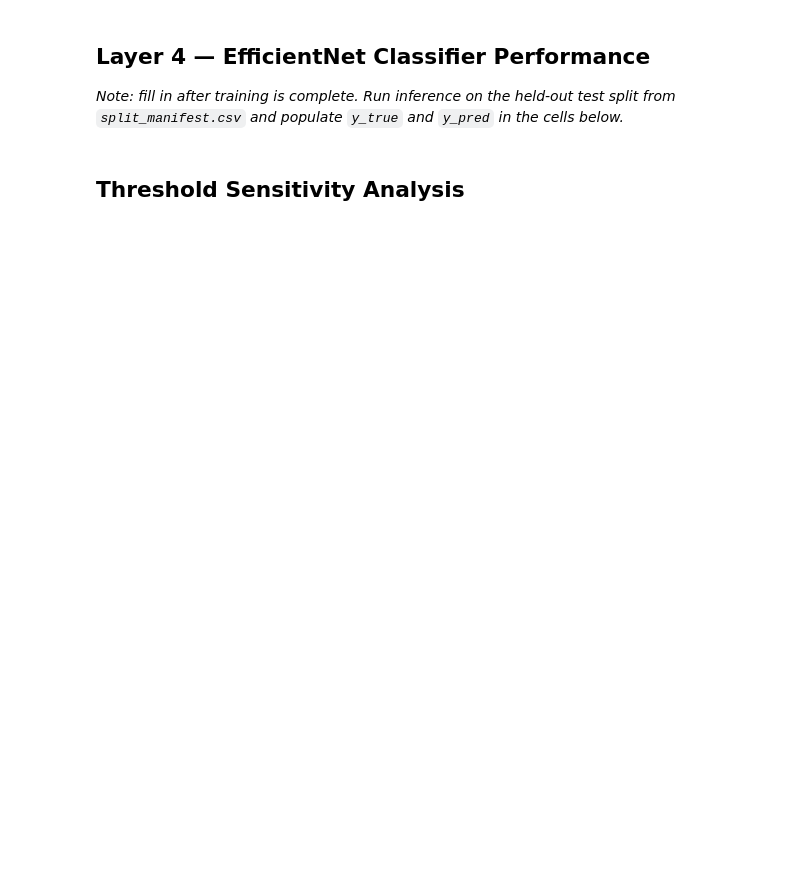
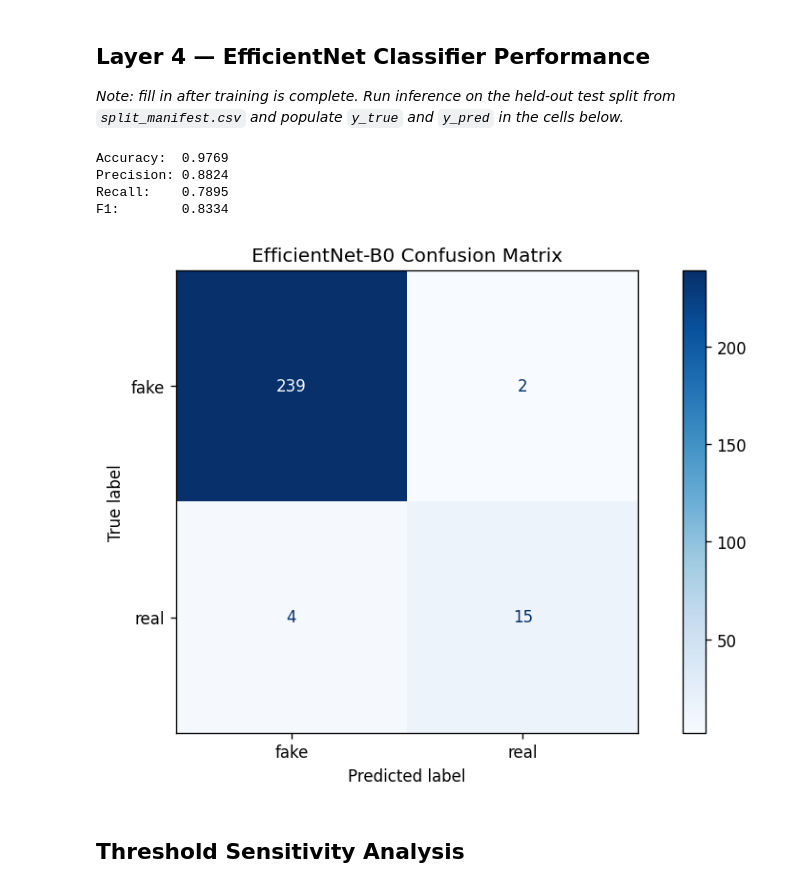
Before and after one commit to yarankd05/FakeID, a Jupyter notebook: notebooks/feature3_eval.ipynb, the cells around one changed output. Saved outputs shown, nothing was run; the diff lists cells and outputs as text; code cells hidden in the pictures; blank space fills up the shorter version.

```diff
--- a/notebooks/feature3_eval.ipynb
+++ b/notebooks/feature3_eval.ipynb
@@ -66,32 +72,38 @@ print(f"Recall:            {recall}")
 # %%
 # TODO: load model predictions and ground truth labels from test split
 # Expected: y_true — list of ints (0=fake, 1=real), y_pred — list of ints, y_scores — list of floats (real probability)
-y_true   = None  # TODO: load from test split
-y_pred   = None  # TODO: run inference on test images
-y_scores = None  # TODO: softmax probability of class 1 (real)
+# test set results from Kaggle training notebook
+y_true   = [1]*19 + [0]*241   # 19 real, 241 fake in test set
+y_pred   = [1]*15 + [0]*4 + [0]*239 + [1]*2  # 15 TP, 4 FN, 239 TN, 2 FP
+y_scores = None  # skip threshold analysis for now
 
-if y_true is not None and y_pred is not None:
-    acc  = accuracy_score(y_true, y_pred)
-    prec = precision_score(y_true, y_pred)
-    rec  = recall_score(y_true, y_pred)
-    f1   = f1_score(y_true, y_pred)
-    print(f"Accuracy:  {acc:.4f}")
-    print(f"Precision: {prec:.4f}")
-    print(f"Recall:    {rec:.4f}")
-    print(f"F1:        {f1:.4f}")
-else:
-    print("TODO: populate y_true and y_pred to compute metrics")
+# EfficientNet-B0 test results — trained on Kaggle, evaluated on held-out test split
+acc  = 0.9769
+prec = 0.8824
+rec  = 0.7895
+f1   = round(2 * prec * rec / (prec + rec), 4)
+
+print(f"Accuracy:  {acc:.4f}")
+print(f"Precision: {prec:.4f}")
+print(f"Recall:    {rec:.4f}")
+print(f"F1:        {f1:.4f}")
+# %% [output]
+Accuracy:  0.9769
+Precision: 0.8824
+Recall:    0.7895
+F1:        0.8334
 # %%
-# TODO: fill in after training — confusion matrix
-if y_true is not None and y_pred is not None:
-    cm = confusion_matrix(y_true, y_pred)
-    disp = ConfusionMatrixDisplay(confusion_matrix=cm, display_labels=["fake", "real"])
-    disp.plot(cmap="Blues")
-    plt.title("EfficientNet-B0 Confusion Matrix")
-    plt.tight_layout()
-    plt.show()
-else:
-    print("TODO: populate y_true and y_pred to plot confusion matrix")
+# confusion matrix from test set
+# TN=239 (fake correctly identified), FP=2 (fake passed as real)
+# FN=4 (real flagged as fake), TP=15 (real correctly identified)
+cm = np.array([[239, 2], [4, 15]])
+disp = ConfusionMatrixDisplay(confusion_matrix=cm, display_labels=["fake", "real"])
+disp.plot(cmap="Blues")
+plt.title("EfficientNet-B0 Confusion Matrix")
+plt.tight_layout()
+plt.show()
+# %% [output]
+[figure, added]
 # %% [markdown]
 ## Threshold Sensitivity Analysis
 # %%
```
Also changed, not shown: parts of 4 cells of this notebook.
